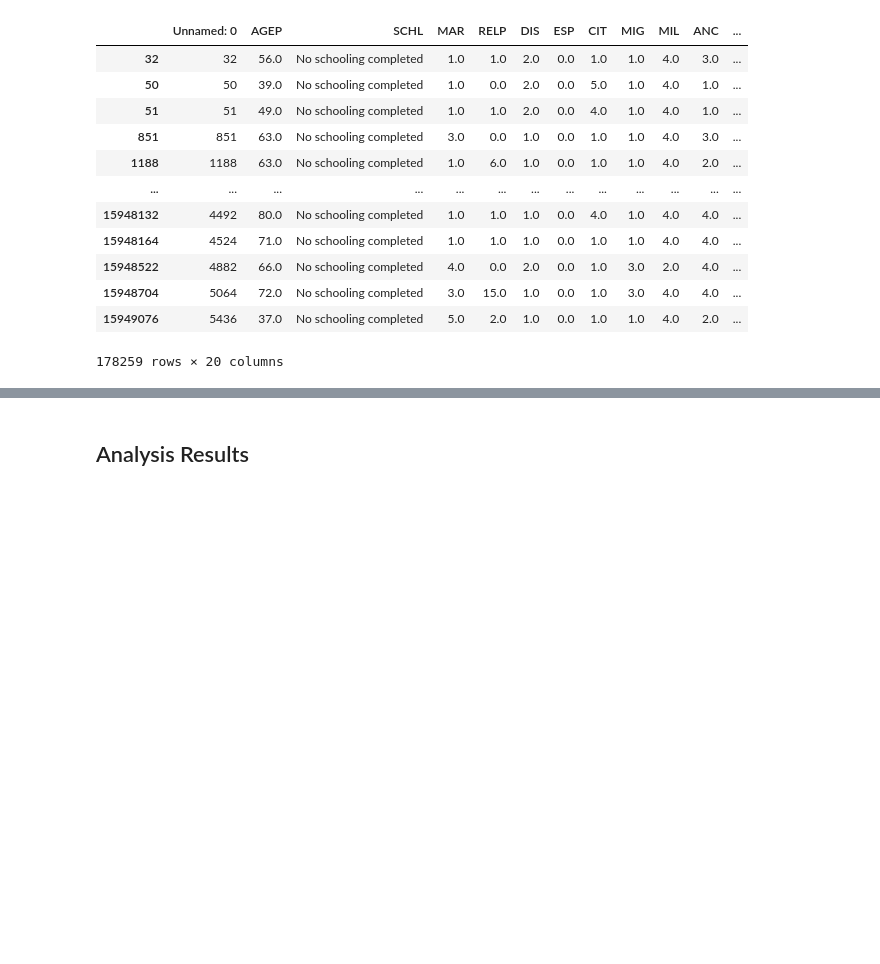
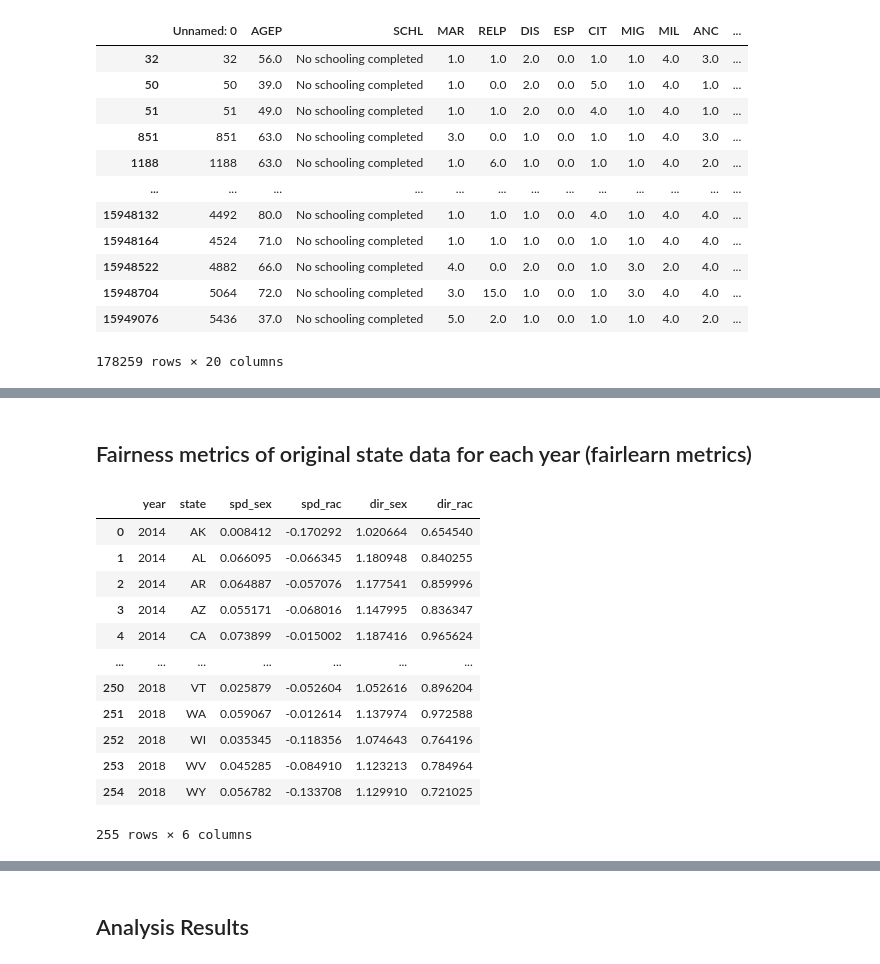
Before and after one commit to SaraBonati/fair_ml_thesis, a Jupyter notebook: notebooks/figures.ipynb, the cells around one changed output, grey strips where cells are left out. Drawn from its saved outputs; the diff is of its cells as text; code cells hidden in the pictures; blank space fills up the shorter version.

```diff
--- a/notebooks/figures.ipynb
+++ b/notebooks/figures.ipynb
@@ -308,0 +333,41 @@ plt.subplots_adjust(bottom=0.5,hspace=0.5)
+# %% [markdown]
+## Fairness metrics of original state data for each year (fairlearn metrics)
+# %%
+metricss = []
+
+for y in range(2014,2019):
+    data_files = glob.glob(os.path.join(ddir, str(y),'1-Year') + f'\*_ACSEmployment.csv')
+    for d in data_files:
+
+        state = os.path.split(d)[1][5:7]
+        df = pd.read_csv(d, sep=',', index_col=0)
+        df['RAC1P'] = df['RAC1P'].astype(np.int64)
+        df.loc[df['RAC1P']>2,'RAC1P'] = 3
+        df.set_index(['SEX', 'RAC1P'], inplace=True)
+
+        metricss.append([
+            y,
+            state,
+            statistical_parity_difference(y_true = df['ESR'], prot_attr=['SEX'], priv_group=2, pos_label=1),
+            statistical_parity_difference(y_true = df['ESR'], prot_attr=['RAC1P'], priv_group=1, pos_label=1),
+            disparate_impact_ratio(y_true = df['ESR'], prot_attr=['SEX'], priv_group=2, pos_label=1),
+            disparate_impact_ratio(y_true = df['ESR'], prot_attr=['RAC1P'], priv_group=1, pos_label=1)
+        ])
+
+
+metrics_df = pd.DataFrame(metricss,columns = ['year','state','spd_sex','spd_rac','dir_sex','dir_rac'])
+metrics_df
+# %% [output]
+|  | year | state | spd_sex | spd_rac | dir_sex | dir_rac |
+| 0 | 2014 | AK | 0.008412 | -0.170292 | 1.020664 | 0.654540 |
+| 1 | 2014 | AL | 0.066095 | -0.066345 | 1.180948 | 0.840255 |
+| 2 | 2014 | AR | 0.064887 | -0.057076 | 1.177541 | 0.859996 |
+| 3 | 2014 | AZ | 0.055171 | -0.068016 | 1.147995 | 0.836347 |
+| 4 | 2014 | CA | 0.073899 | -0.015002 | 1.187416 | 0.965624 |
+| ... | ... | ... | ... | ... | ... | ... |
+| 250 | 2018 | VT | 0.025879 | -0.052604 | 1.052616 | 0.896204 |
+| 251 | 2018 | WA | 0.059067 | -0.012614 | 1.137974 | 0.972588 |
+| 252 | 2018 | WI | 0.035345 | -0.118356 | 1.074643 | 0.764196 |
+| 253 | 2018 | WV | 0.045285 | -0.084910 | 1.123213 | 0.784964 |
+| 254 | 2018 | WY | 0.056782 | -0.133708 | 1.129910 | 0.721025 |
+255 rows × 6 columns
```
Also changed, not shown: parts of 11 cells of this notebook, 1 other file.
